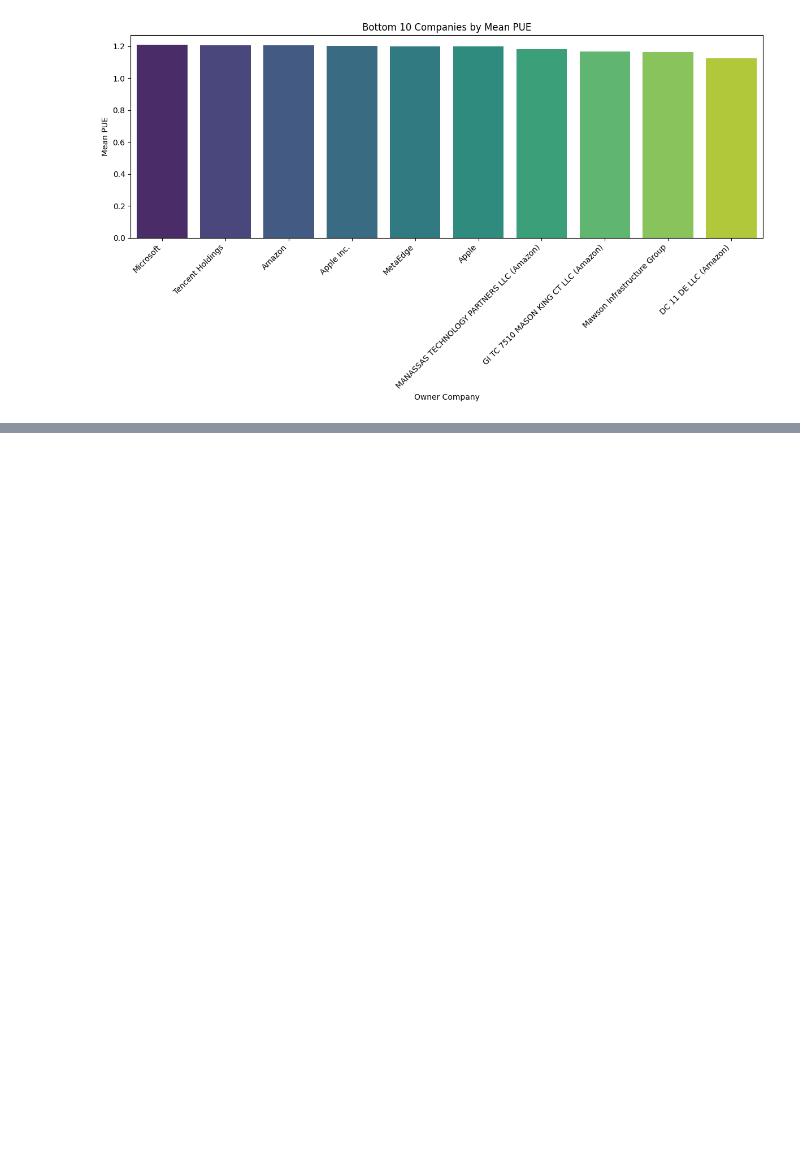
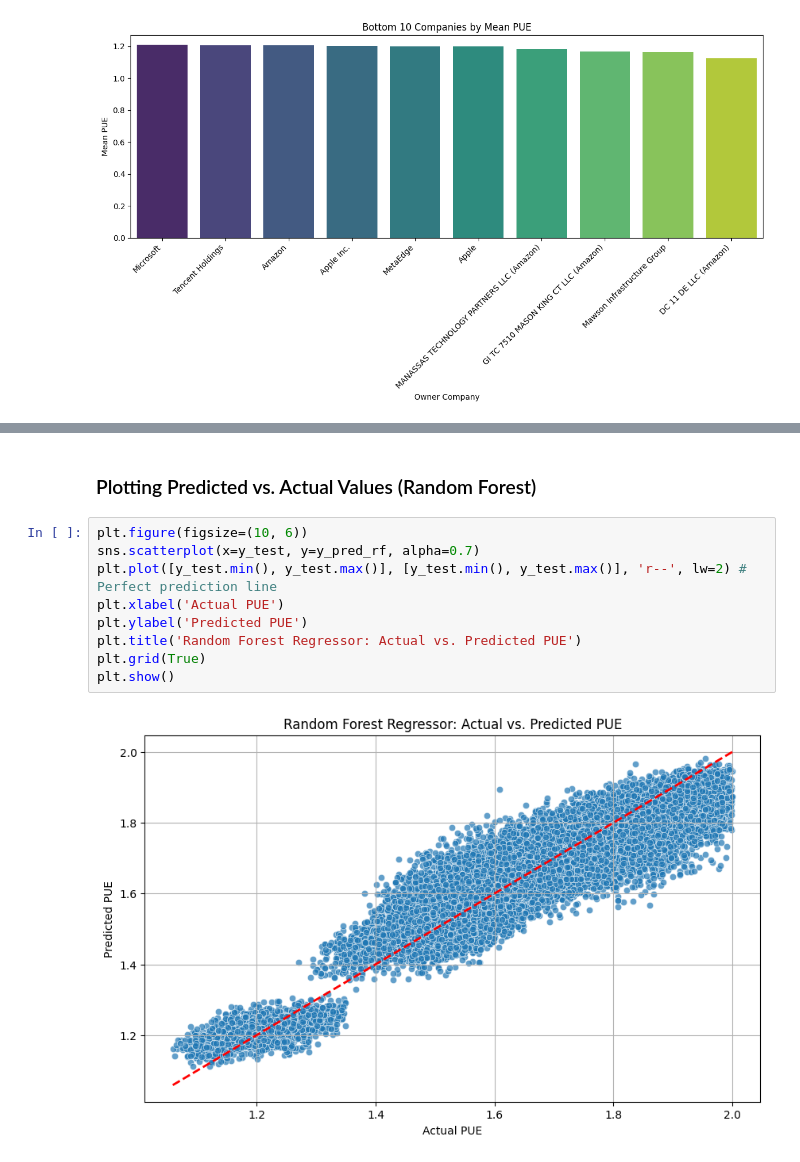
Before and after one commit to kxrrym03/Data-Center-AI-Water-Electricity-Usage, a Jupyter notebook: Water_Electricity_Usage_in_Data_Centers.ipynb, the cells around one changed output, grey strips where cells are left out. Drawn from its saved outputs; the diff is of its cells as text; blank space fills up the shorter version.

```diff
--- a/Water_Electricity_Usage_in_Data_Centers.ipynb
+++ b/Water_Electricity_Usage_in_Data_Centers.ipynb
@@ -232,0 +395,13 @@ plt.show()
+# %% [markdown]
+### Plotting Predicted vs. Actual Values (Random Forest)
+# %%
+plt.figure(figsize=(10, 6))
+sns.scatterplot(x=y_test, y=y_pred_rf, alpha=0.7)
+plt.plot([y_test.min(), y_test.max()], [y_test.min(), y_test.max()], 'r--', lw=2) # Perfect prediction line
+plt.xlabel('Actual PUE')
+plt.ylabel('Predicted PUE')
+plt.title('Random Forest Regressor: Actual vs. Predicted PUE')
+plt.grid(True)
+plt.show()
+# %% [output]
+[figure, added]
```
Also changed, not shown: parts of 15 cells of this notebook.
